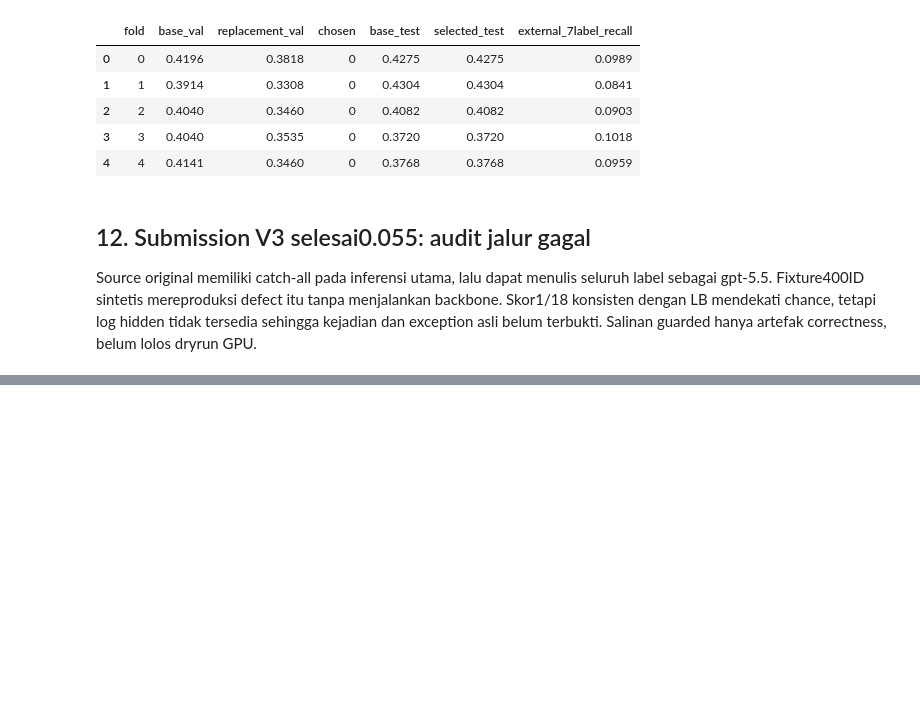
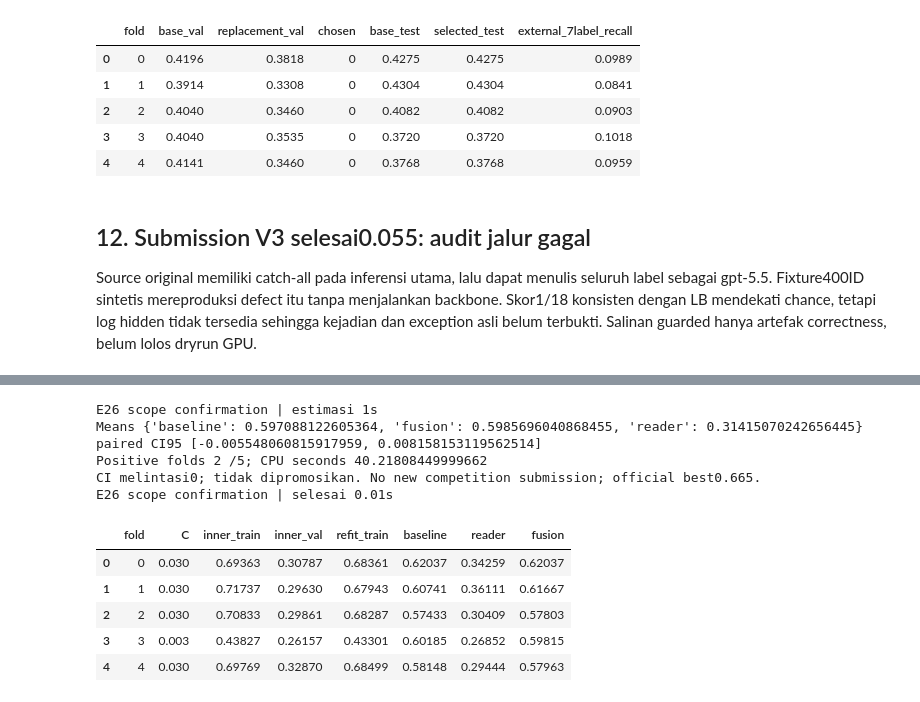
Before and after one commit to yauwes/name-that-llm-sota-pipeline, a Jupyter notebook: ntl_session_20261103.ipynb, the cells around one changed output, grey strips where cells are left out. Drawn from its saved outputs; the diff is of its cells as text; code cells hidden in the pictures; blank space fills up the shorter version.

```diff
--- a/ntl_session_20261103.ipynb
+++ b/ntl_session_20261103.ipynb
@@ -471,0 +579,23 @@ V3 fallback regression | selesai 0.00s
+# %%
+with step('E26 scope confirmation', 1):
+    directory=ROOT/'research/experiments/e26_nested_style_confirm'
+    e26=json.loads((directory/'results.json').read_text())
+    assert e26['test_coverage']==1. and e26['test_rows']==2699
+    records=[json.loads((directory/f'fold{f}.json').read_text()) for f in range(5)]
+    display(pd.DataFrame([dict(fold=r['fold'],C=r['chosen']['C'],inner_train=r['chosen']['train_ba'],
+        inner_val=r['chosen']['val_ba'],refit_train=r['train_refit_ba'],**r['test']) for r in records]).round(5))
+    print('Means',e26['mean_test'],'paired CI95',e26['paired_ci95'])
+    print('Positive folds',e26['positive_folds'],'/5; CPU seconds',e26['elapsed_s'])
+    print('CI melintasi0; tidak dipromosikan. No new competition submission; official best0.665.')
+# %% [output]
+E26 scope confirmation | estimasi 1s
+Means {'baseline': 0.597088122605364, 'fusion': 0.5985696040868455, 'reader': 0.31415070242656445} paired CI95 [-0.005548060815917959, 0.008158153119562514]
+Positive folds 2 /5; CPU seconds 40.21808449999662
+CI melintasi0; tidak dipromosikan. No new competition submission; official best0.665.
+E26 scope confirmation | selesai 0.01s
+|  | fold | C | inner_train | inner_val | refit_train | baseline | reader | fusion |
+| 0 | 0 | 0.030 | 0.69363 | 0.30787 | 0.68361 | 0.62037 | 0.34259 | 0.62037 |
+| 1 | 1 | 0.030 | 0.71737 | 0.29630 | 0.67943 | 0.60741 | 0.36111 | 0.61667 |
+| 2 | 2 | 0.030 | 0.70833 | 0.29861 | 0.68287 | 0.57433 | 0.30409 | 0.57803 |
+| 3 | 3 | 0.003 | 0.43827 | 0.26157 | 0.43301 | 0.60185 | 0.26852 | 0.59815 |
+| 4 | 4 | 0.030 | 0.69769 | 0.32870 | 0.68499 | 0.58148 | 0.29444 | 0.57963 |
```
Also changed, not shown: parts of 18 cells of this notebook, 5 other files.
